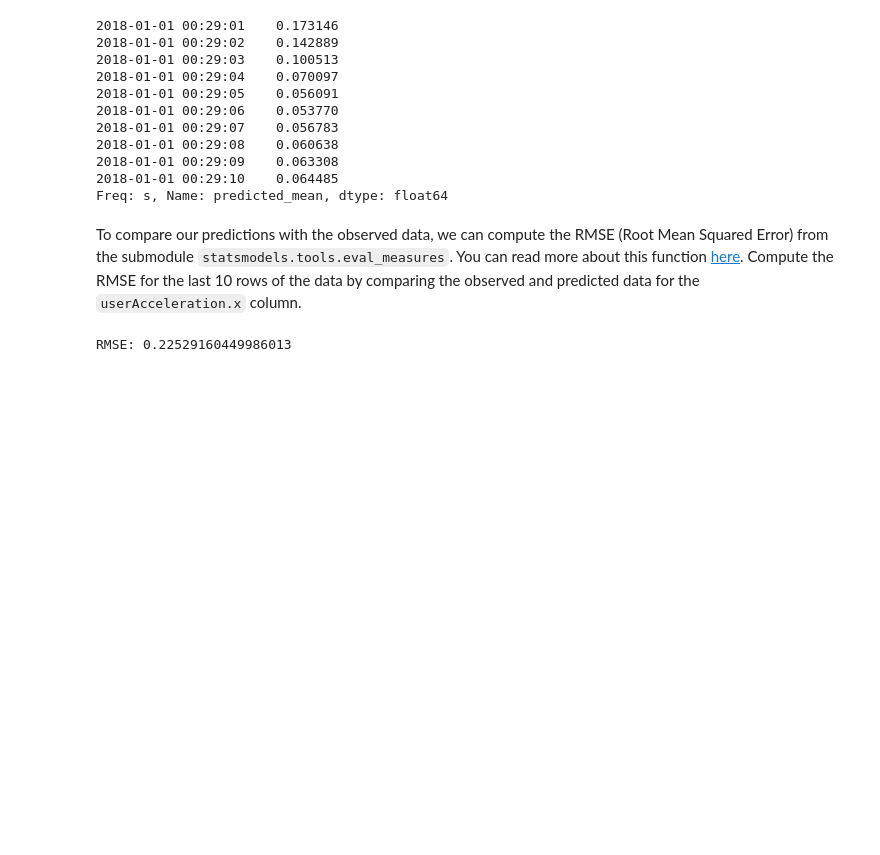
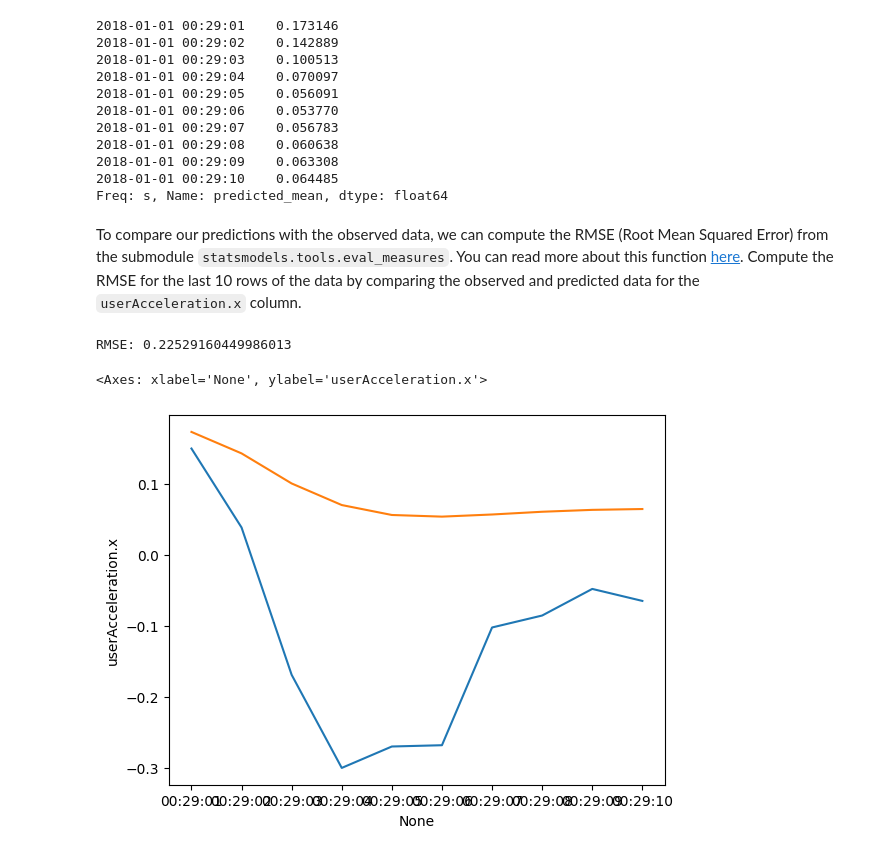
Before and after one commit to martijnooo/lab-time-series, a Jupyter notebook: your-code/main.ipynb, the cells around one changed output. Saved outputs shown, nothing was run; the diff lists cells and outputs as text; code cells hidden in the pictures; blank space fills up the shorter version.

```diff
--- a/your-code/main.ipynb
+++ b/your-code/main.ipynb
@@ -187,0 +213,8 @@ RMSE: 0.22529160449986013
+# %%
+last_ten=sensor[-10:]
+# %%
+sns.lineplot(last_ten, x=last_ten.index, y=last_ten["userAcceleration.x"])
+sns.lineplot(pred)
+# %% [output]
+<Axes: xlabel='None', ylabel='userAcceleration.x'>
+[figure, added]
```
Also changed, not shown: parts of 2 cells of this notebook, 1 other file.
